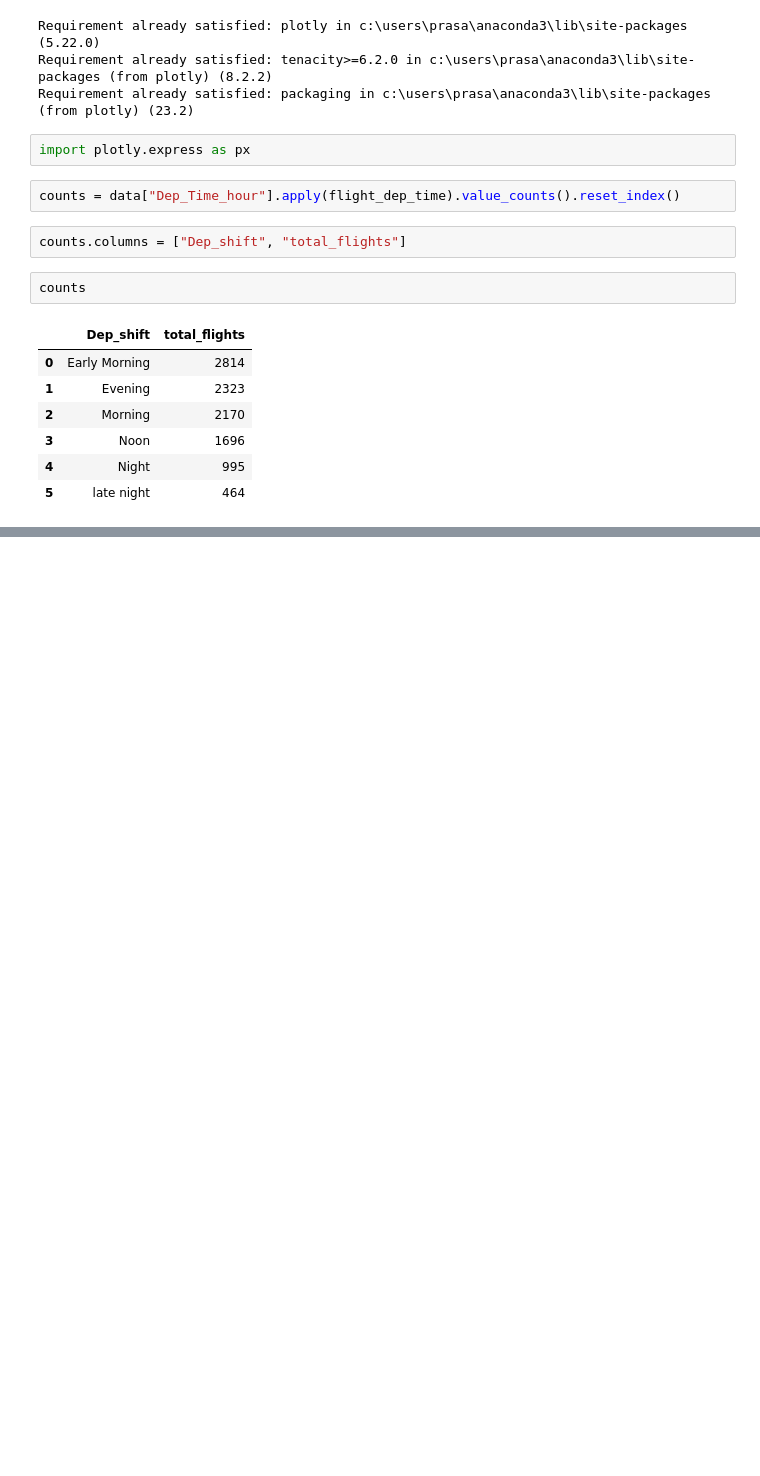
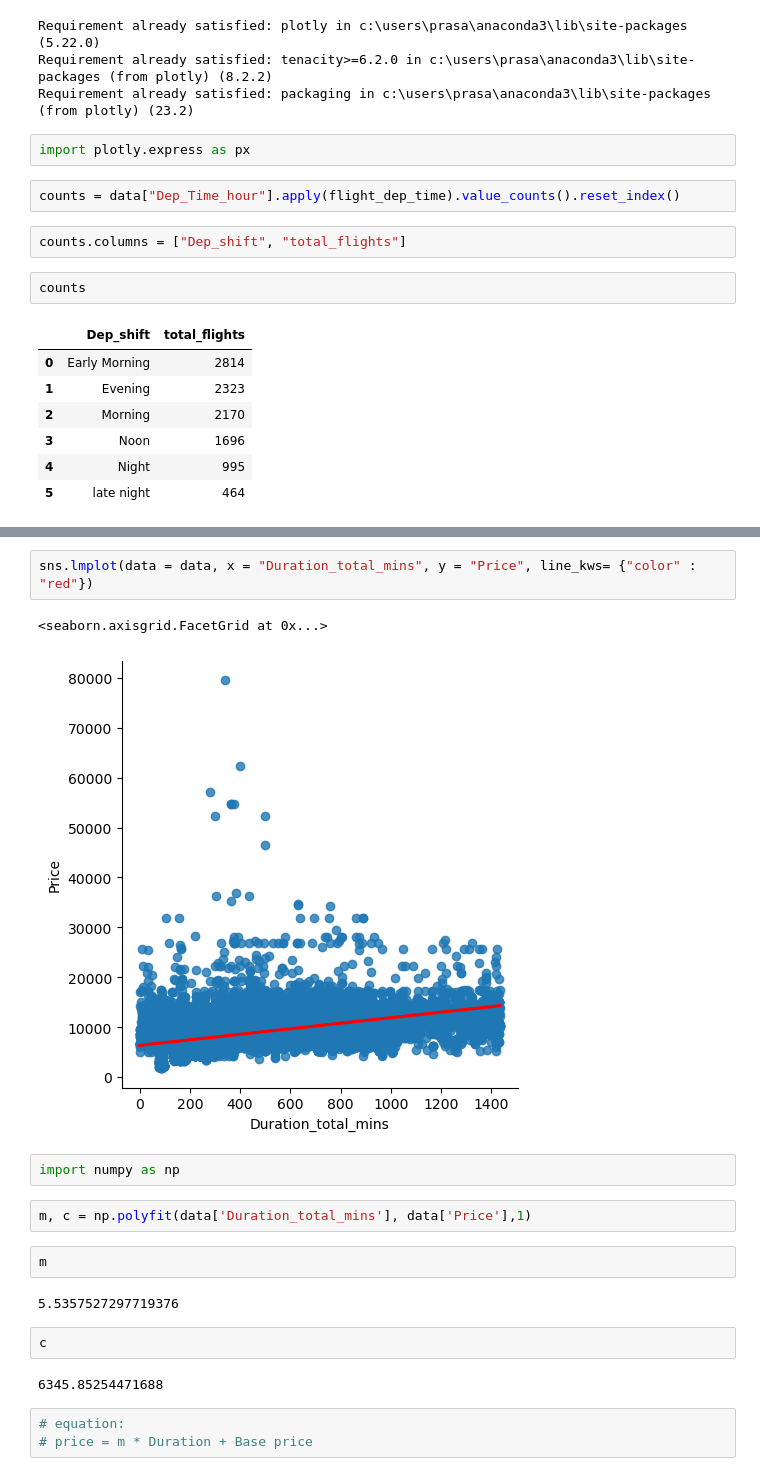
Before and after one commit to Ethan2417/Flight_Prediction_model, a Jupyter notebook: Flight_fare_prediction.ipynb, the cells around one changed output, grey strips where cells are left out. Cells and saved outputs as stored; diff of their text form; blank space fills up the shorter version.

```diff
--- a/Flight_fare_prediction.ipynb
+++ b/Flight_fare_prediction.ipynb
@@ -214,0 +323,20 @@ px.bar(data_frame = counts, x = "Dep_shift", y = "total_flights")
+# %%
+sns.lmplot(data = data, x = "Duration_total_mins", y = "Price", line_kws= {"color" : "red"})
+# %% [output]
+<seaborn.axisgrid.FacetGrid at 0x...>
+[figure, added]
+# %%
+import numpy as np
+# %%
+m, c = np.polyfit(data['Duration_total_mins'], data['Price'],1)
+# %%
+m
+# %% [output]
+5.5357527297719376
+# %%
+c
+# %% [output]
+6345.85254471688
+# %%
+# equation:
+# price = m * Duration + Base price
```
Also changed, not shown: parts of 20 cells of this notebook.
